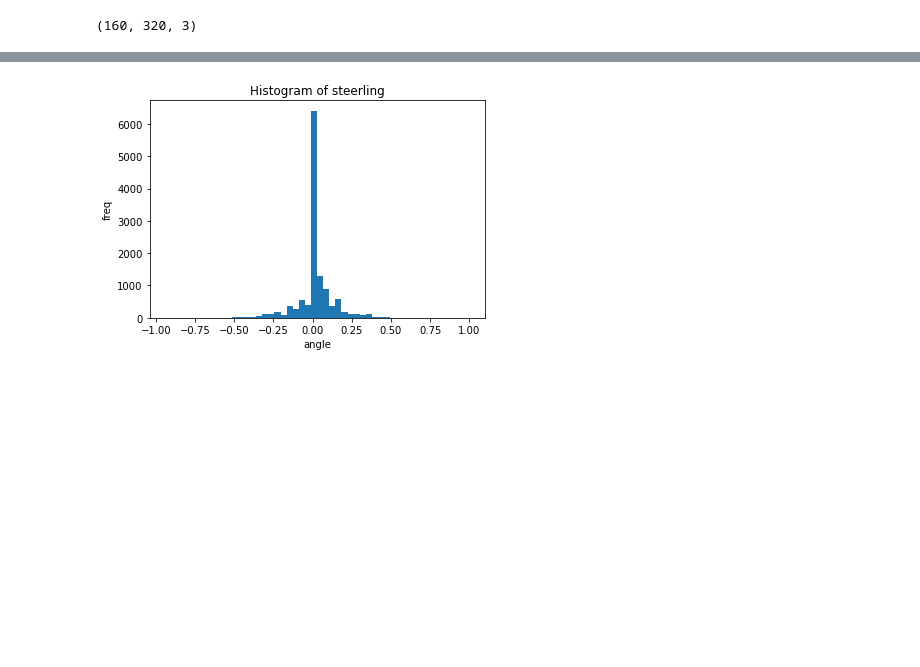
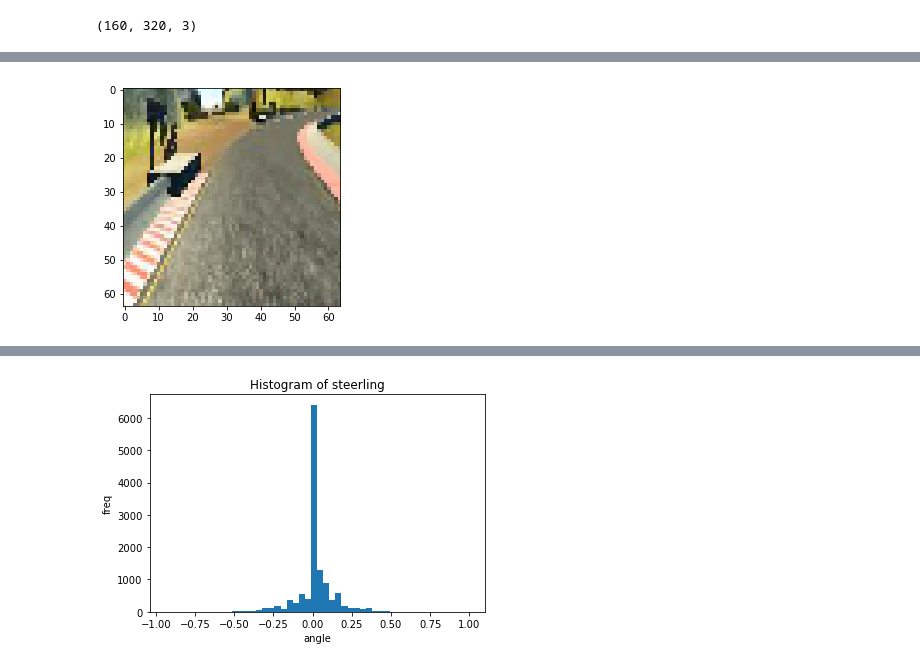
Before and after one commit to romth777/CarND-Behavioral-Cloning-P3, a Jupyter notebook: DataProcessing.ipynb, the cells around one changed output, grey strips where cells are left out. Cells and saved outputs as stored; diff of their text form; code cells hidden in the pictures; blank space fills up the shorter version.

```diff
--- a/DataProcessing.ipynb
+++ b/DataProcessing.ipynb
@@ -59,0 +56,6 @@ current_path
+# %%
+image = cv2.flip(image, 1)
+plt.imshow(cv2.cvtColor(cv2.resize(image[55:135,:], (64,64)), cv2.COLOR_BGR2RGB))
+plt.show()
+# %% [output]
+[figure, added]
```
Also changed, not shown: parts of 7 cells of this notebook, 5 other files.
